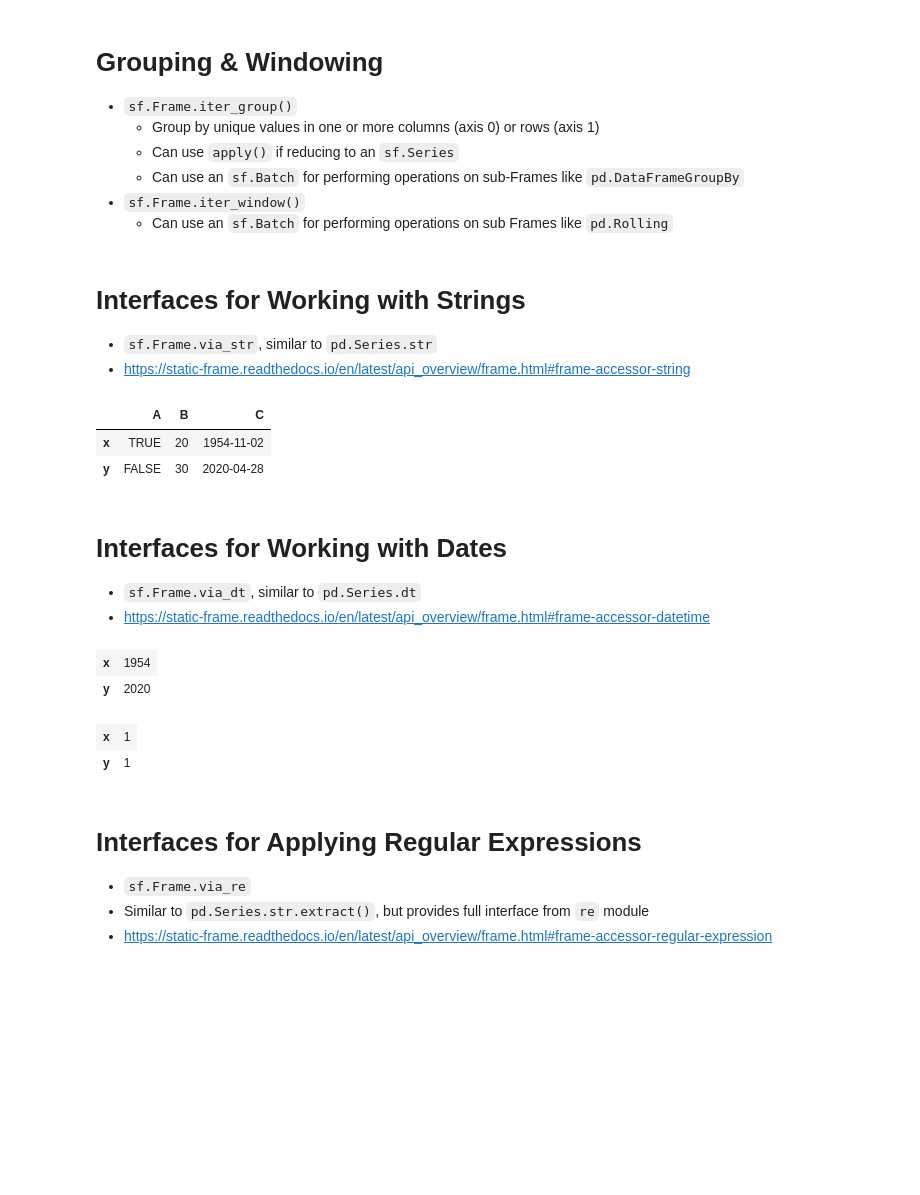
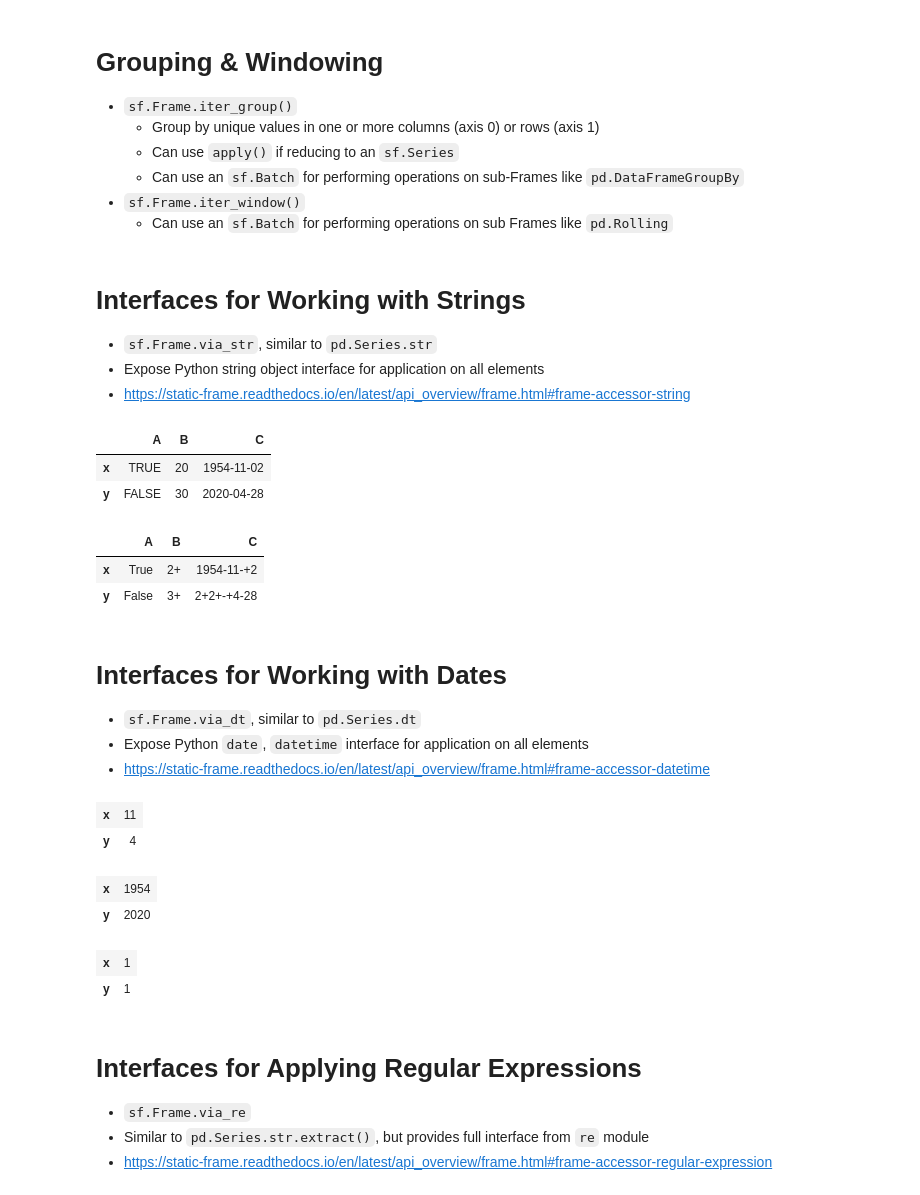
Before and after one commit to static-frame/static-frame, a Jupyter notebook: doc/source/articles/dfbp.ipynb, the cells around one changed output. Cells and saved outputs as stored; diff of their text form; code cells hidden in the pictures; blank space fills up the shorter version.

```diff
--- a/doc/source/articles/dfbp.ipynb
+++ b/doc/source/articles/dfbp.ipynb
@@ -428,3 +430,7 @@ y       False  30      2020-04-28
     * Provides alternative constructor for date ranges
 * Hierarchical indices with `sf.IndexHierarchy`
 * Many interfaces expose `index_constructor` arguments to specify what kind of index to make.
+# %%
+# Transfer a column to an index
+f4 = f1.set_index('C', drop=True, index_constructor=sf.IndexDate)
+f4
@@ -474,6 +506,7 @@ y       False  30      2020-04-28
 # %% [markdown]
 # Interfaces for Working with Strings
 * `sf.Frame.via_str`, similar to `pd.Series.str`
+* Expose Python string object interface for application on all elements
 * https://static-frame.readthedocs.io/en/latest/api_overview/frame.html#frame-accessor-string
 # %%
 f1.via_str.upper()
@@ -481,18 +514,32 @@ f1.via_str.upper()
 |  | A | B | C |
 | x | TRUE | 20 | 1954-11-02 |
 | y | FALSE | 30 | 2020-04-28 |
+# %%
+f1.via_str.replace('0', '+')
+# %% [output]
+|  | A | B | C |
+| x | True | 2+ | 1954-11-+2 |
+| y | False | 3+ | 2+2+-+4-28 |
 # %% [markdown]
 # Interfaces for Working with Dates
 * `sf.Frame.via_dt`, similar to `pd.Series.dt`
+* Expose Python `date`, `datetime` interface for application on all elements
 * https://static-frame.readthedocs.io/en/latest/api_overview/frame.html#frame-accessor-datetime
 # %%
-display(f1['C'].astype(np.datetime64).via_dt.year)
-display(f1['C'].astype(np.datetime64).via_dt.weekday())
+f1['C'].astype(np.datetime64).via_dt.month
 # %% [output]
-| x | 1954 |
-| y | 2020 |
+| x | 11 |
+| y | 4 |
-| x | 1 |
-| y | 1 |
+# %%
+f1['C'].astype(np.datetime64).via_dt.year
+# %% [output]
+| x | 1954 |
+| y | 2020 |
+# %%
+f1['C'].astype(np.datetime64).via_dt.weekday()
+# %% [output]
+| x | 1 |
+| y | 1 |
 # %% [markdown]
 # Interfaces for Applying Regular Expressions
 * `sf.Frame.via_re`
```
Also changed, not shown: parts of 12 cells of this notebook.
